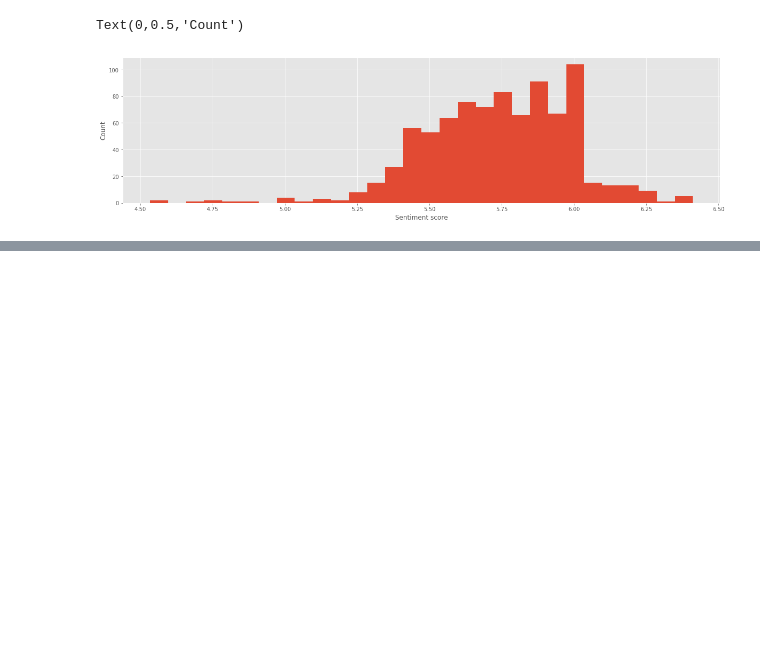
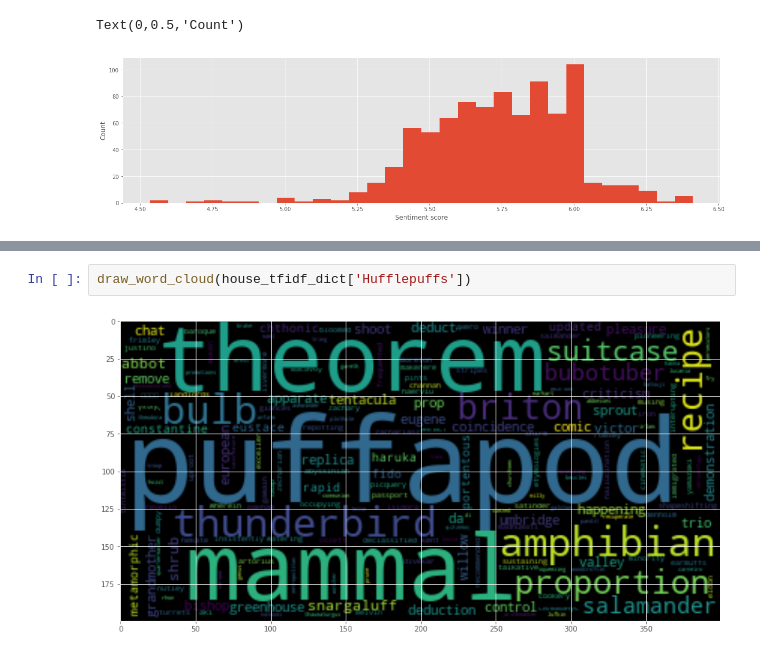
Before and after one commit to ThomasOerkild/TheSocialNetworkOfHogwarts, a Jupyter notebook: GenerateGraphAndPlots.ipynb, the cells around one changed output, grey strips where cells are left out. Drawn from its saved outputs; the diff is of its cells as text; blank space fills up the shorter version.

```diff
--- a/GenerateGraphAndPlots.ipynb
+++ b/GenerateGraphAndPlots.ipynb
@@ -485,0 +508,4 @@ Text(0,0.5,'Normalized count')
+# %%
+draw_word_cloud(house_tfidf_dict['Hufflepuffs'])
+# %% [output]
+[figure, added]
```
Also changed, not shown: parts of 18 cells of this notebook.
